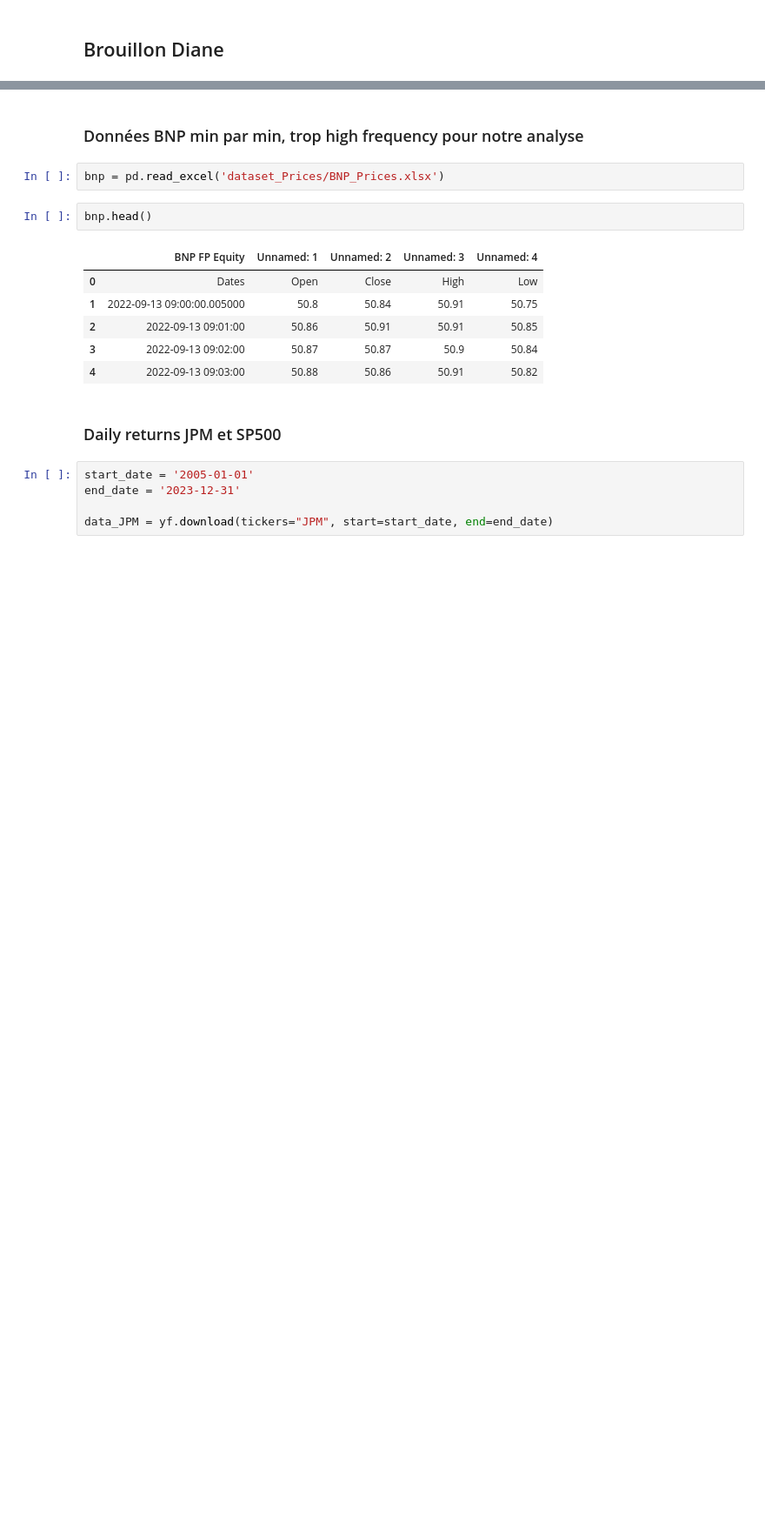
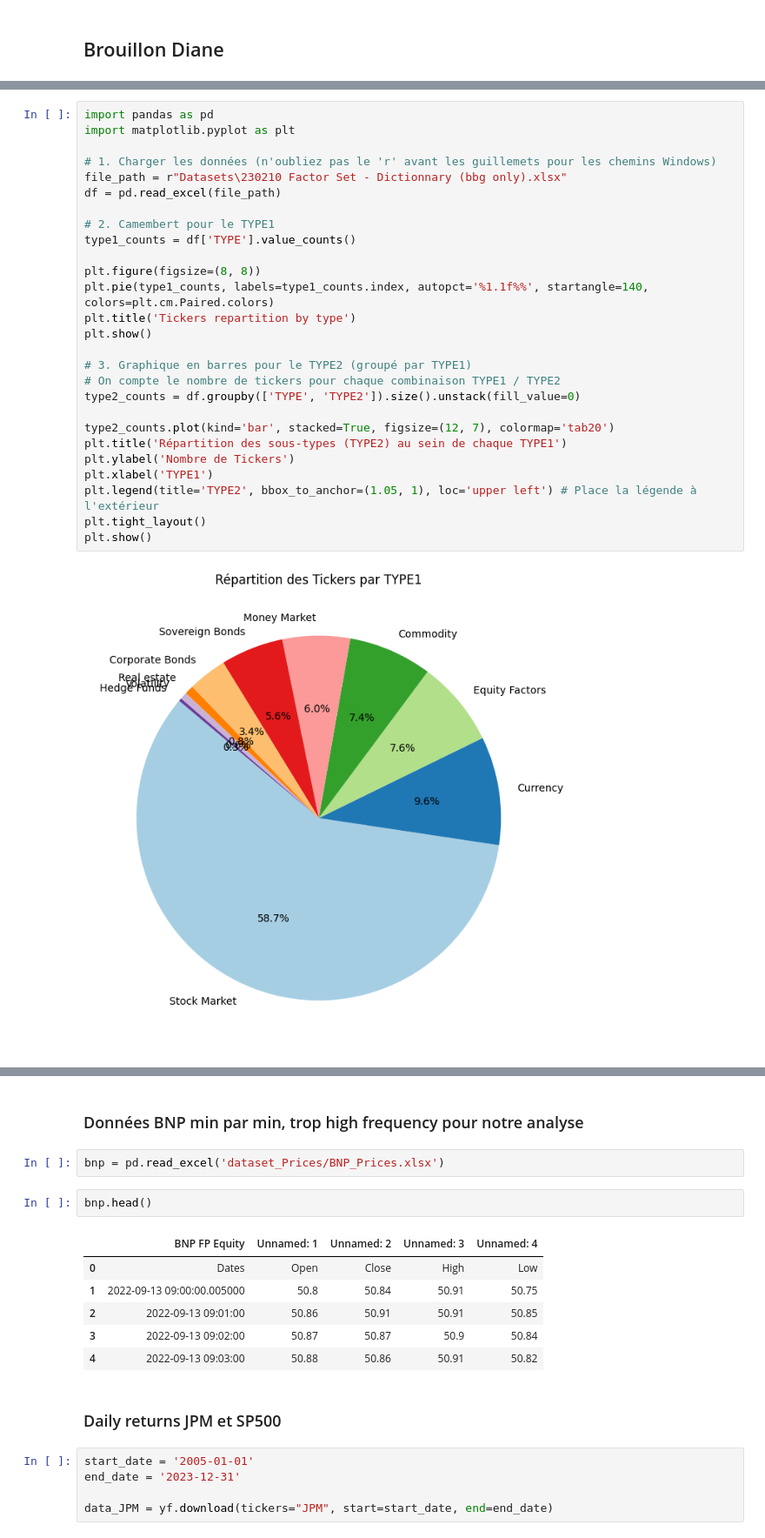
Before and after one commit to dianemans/time-series-pred, a Jupyter notebook: nb_draft_diane.ipynb, the cells around one changed output, grey strips where cells are left out. Shown at 87% size. Drawn from its saved outputs; the diff is of its cells as text; blank space fills up the shorter version.

```diff
--- a/nb_draft_diane.ipynb
+++ b/nb_draft_diane.ipynb
@@ -15,0 +16,29 @@ from torch.utils.data import DataLoader, TensorDataset
+# %%
+import pandas as pd
+import matplotlib.pyplot as plt
+
+# 1. Charger les données (n'oubliez pas le 'r' avant les guillemets pour les chemins Windows)
+file_path = r"Datasets\230210 Factor Set - Dictionnary (bbg only).xlsx"
+df = pd.read_excel(file_path)
+
+# 2. Camembert pour le TYPE1
+type1_counts = df['TYPE'].value_counts()
+
+plt.figure(figsize=(8, 8))
+plt.pie(type1_counts, labels=type1_counts.index, autopct='%1.1f%%', startangle=140, colors=plt.cm.Paired.colors)
+plt.title('Tickers repartition by type')
+plt.show()
+
+# 3. Graphique en barres pour le TYPE2 (groupé par TYPE1)
+# On compte le nombre de tickers pour chaque combinaison TYPE1 / TYPE2
+type2_counts = df.groupby(['TYPE', 'TYPE2']).size().unstack(fill_value=0)
+
+type2_counts.plot(kind='bar', stacked=True, figsize=(12, 7), colormap='tab20')
+plt.title('Répartition des sous-types (TYPE2) au sein de chaque TYPE1')
+plt.ylabel('Nombre de Tickers')
+plt.xlabel('TYPE1')
+plt.legend(title='TYPE2', bbox_to_anchor=(1.05, 1), loc='upper left') # Place la légende à l'extérieur
+plt.tight_layout()
+plt.show()
+# %% [output]
+[figure, added]
```
Also changed, not shown: parts of 3 cells of this notebook, 1 other file.
